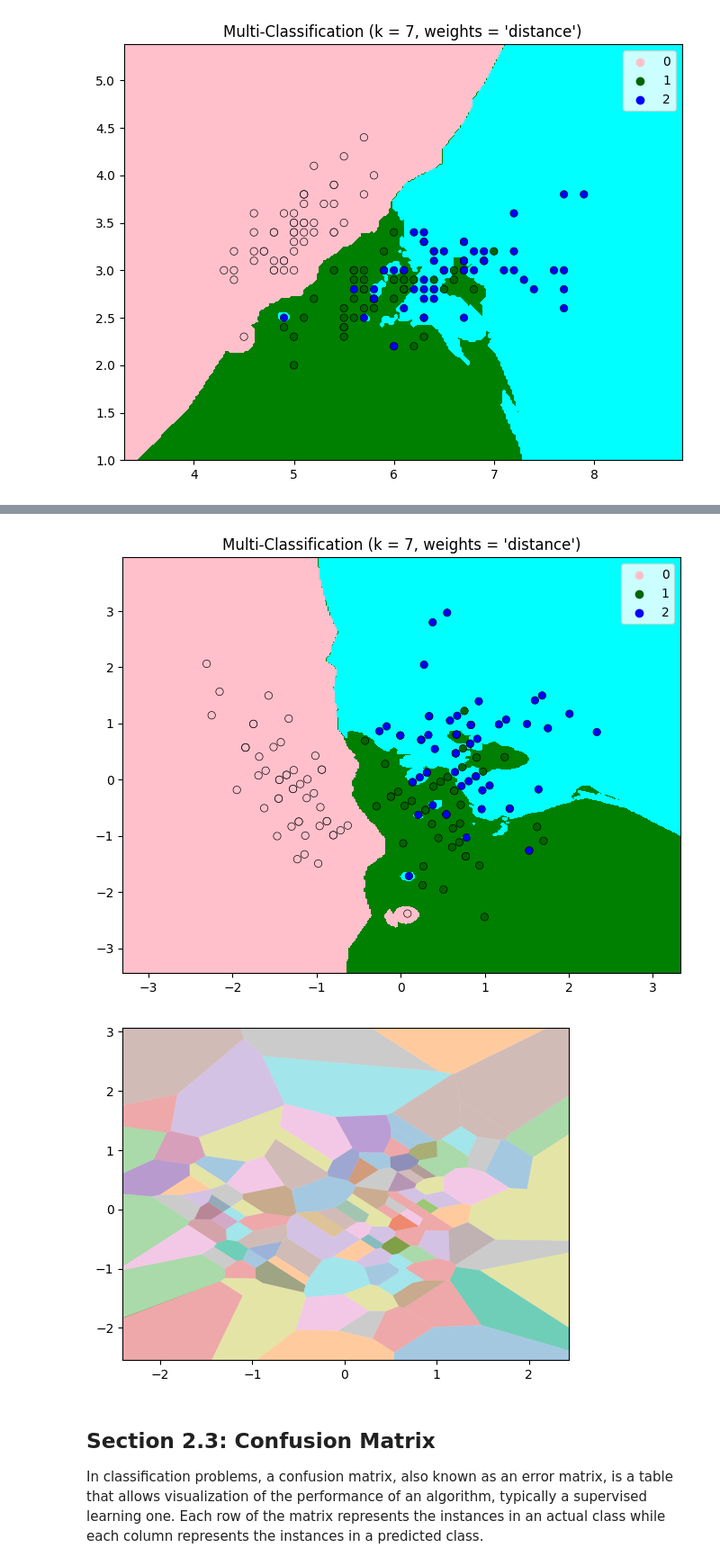
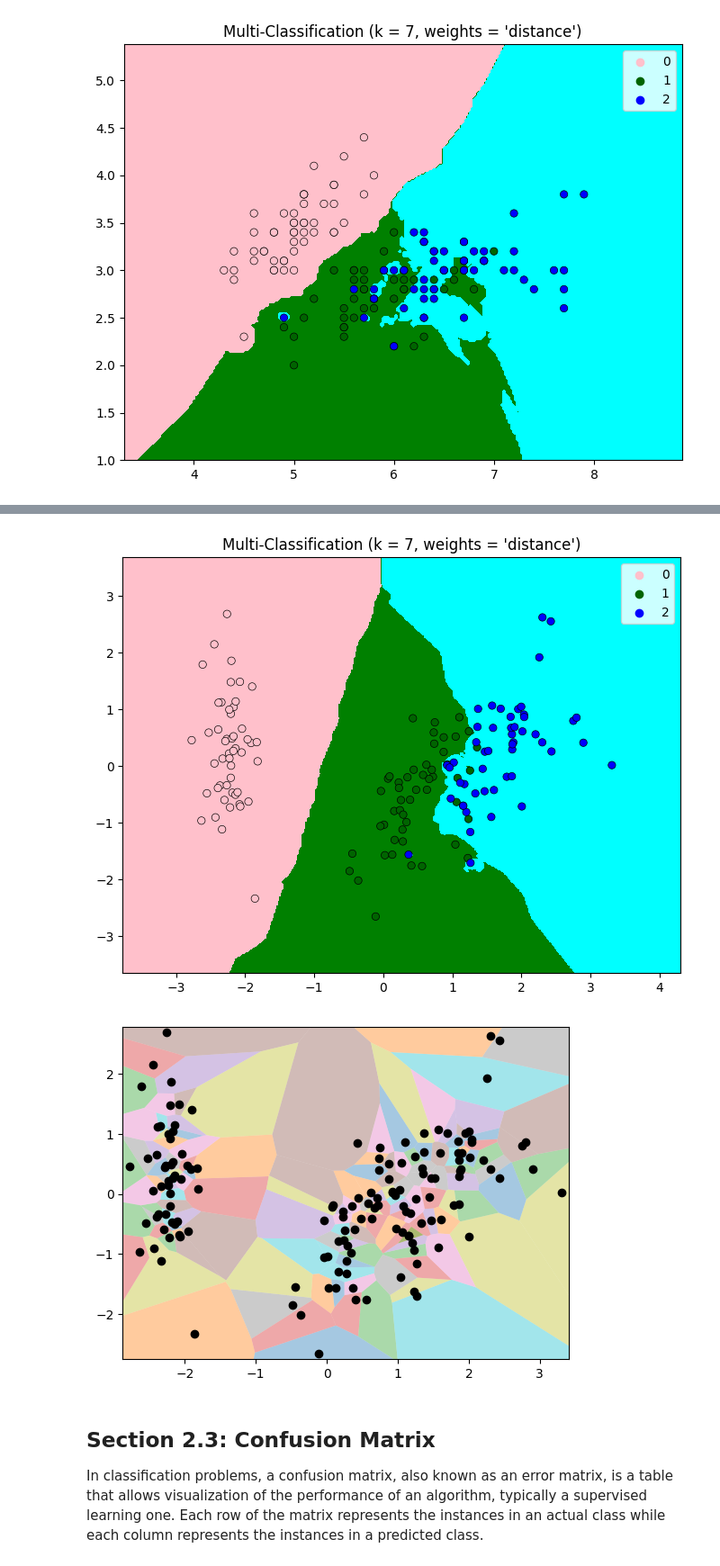
Before and after one commit to CODE-BLANK01/IIIT-assignments, a Jupyter notebook: AIML_Module_3_Lab_2_Implementing_KNN_from_scratch_and_visualize_Algorithm_performance.ipynb, the cells around one changed output, grey strips where cells are left out. Shown at 90% size. Saved outputs shown, nothing was run; the diff lists cells and outputs as text; code cells hidden in the pictures.

```diff
--- a/AIML_Module_3_Lab_2_Implementing_KNN_from_scratch_and_visualize_Algorithm_performance.ipynb
+++ b/AIML_Module_3_Lab_2_Implementing_KNN_from_scratch_and_visualize_Algorithm_performance.ipynb
@@ -360,12 +369,14 @@ def apply_pca(X, num_components=2):
 
 
 
+
 # Plot Voronoi diagram and decision boundaries after PCA
 def plot_voronoi_decision_boundaries(X, y, k):
-    X_pca = apply_pca(x_pts)
 
+    X_pca = apply_pca(X)
     decision_boundary_plot(X_pca, y, k)
-    vor = Voronoi(X_pca)
+    points = np.array(X_pca)
+    vor = Voronoi(points)
     regions, vertices = voronoi_finite_polygons_2d(vor)
 
     for region in regions:
@@ -388,5 +399,5 @@ plot_voronoi_decision_boundaries(X, y, 7)
-[figure, old version]
+[figure, new version]
-[figure, old version]
+[figure, new version]
 # %% [markdown]
 ## Section 2.3: Confusion Matrix
 In classification problems, a confusion matrix, also known as an error matrix, is a table that allows visualization of the performance of an algorithm, typically a supervised learning one. Each row of the matrix represents the instances in an actual class while each column represents the instances in a predicted class.
```
Also changed, not shown: parts of 9 cells of this notebook.
